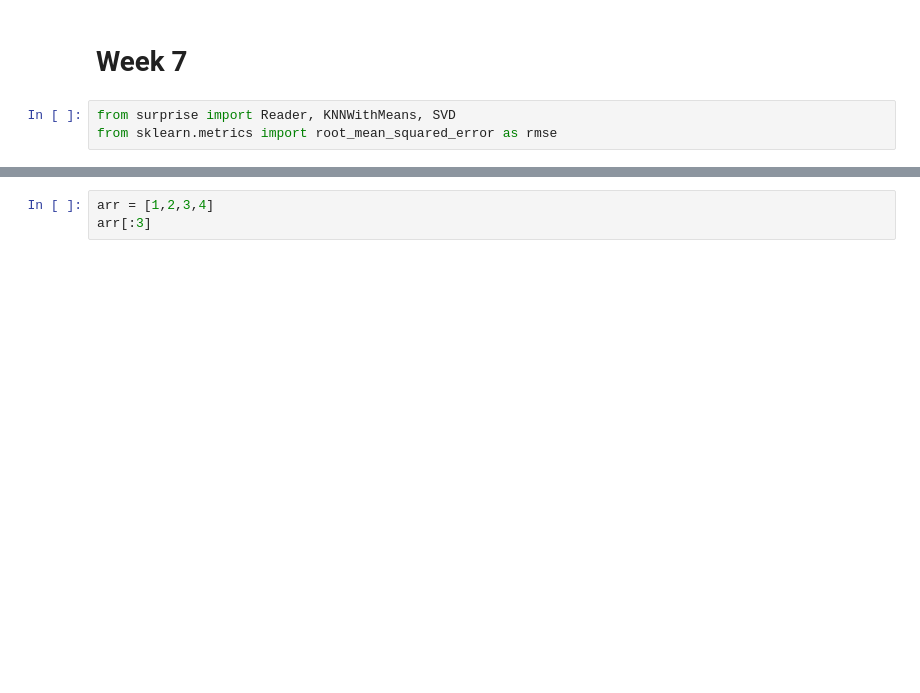
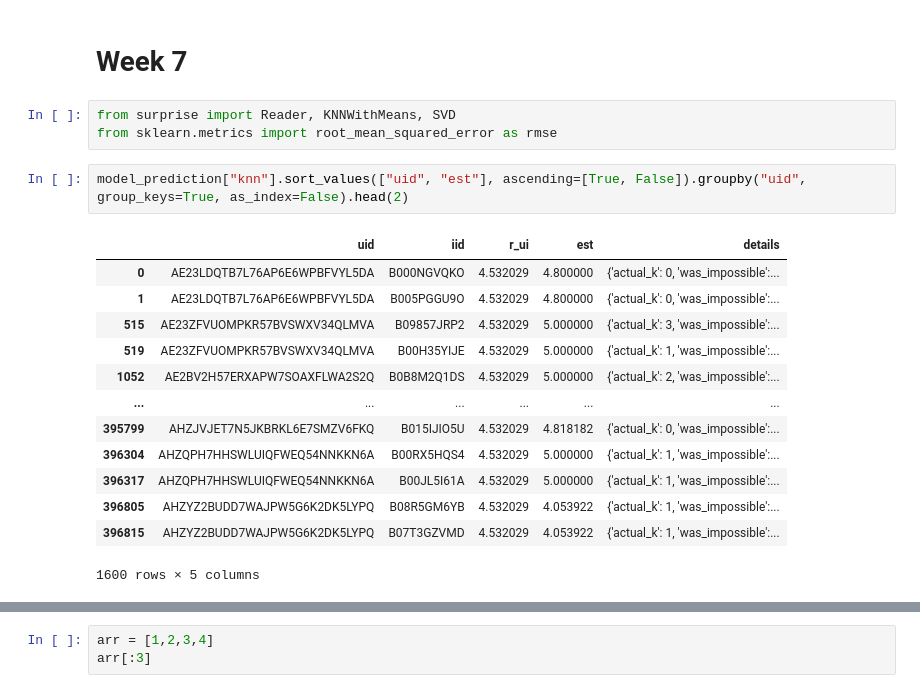
Before and after one commit to danielpenchev98/Web-Recommender-Systems-2025, a Jupyter notebook: project/project.ipynb, the cells around one changed output, grey strips where cells are left out. Drawn from its saved outputs; the diff is of its cells as text; blank space fills up the shorter version.

```diff
--- a/project/project.ipynb
+++ b/project/project.ipynb
@@ -237,6 +237,22 @@ So they \# users and \# items are relatively on the same order. So one cannot di
 # %%
 from surprise import Reader, KNNWithMeans, SVD
 from sklearn.metrics import root_mean_squared_error as rmse
+# %%
+model_prediction["knn"].sort_values(["uid", "est"], ascending=[True, False]).groupby("uid", group_keys=True, as_index=False).head(2)
+# %% [output]
+|  | uid | iid | r_ui | est | details |
+| 0 | AE23LDQTB7L76AP6E6WPBFVYL5DA | B000NGVQKO | 4.532029 | 4.800000 | {'actual_k': 0, 'was_impossible':... |
+| 1 | AE23LDQTB7L76AP6E6WPBFVYL5DA | B005PGGU9O | 4.532029 | 4.800000 | {'actual_k': 0, 'was_impossible':... |
+| 515 | AE23ZFVUOMPKR57BVSWXV34QLMVA | B09857JRP2 | 4.532029 | 5.000000 | {'actual_k': 3, 'was_impossible':... |
+| 519 | AE23ZFVUOMPKR57BVSWXV34QLMVA | B00H35YIJE | 4.532029 | 5.000000 | {'actual_k': 1, 'was_impossible':... |
+| 1052 | AE2BV2H57ERXAPW7SOAXFLWA2S2Q | B0B8M2Q1DS | 4.532029 | 5.000000 | {'actual_k': 2, 'was_impossible':... |
+| ... | ... | ... | ... | ... | ... |
+| 395799 | AHZJVJET7N5JKBRKL6E7SMZV6FKQ | B015IJIO5U | 4.532029 | 4.818182 | {'actual_k': 0, 'was_impossible':... |
+| 396304 | AHZQPH7HHSWLUIQFWEQ54NNKKN6A | B00RX5HQS4 | 4.532029 | 5.000000 | {'actual_k': 1, 'was_impossible':... |
+| 396317 | AHZQPH7HHSWLUIQFWEQ54NNKKN6A | B00JL5I61A | 4.532029 | 5.000000 | {'actual_k': 1, 'was_impossible':... |
+| 396805 | AHZYZ2BUDD7WAJPW5G6K2DK5LYPQ | B08R5GM6YB | 4.532029 | 4.053922 | {'actual_k': 1, 'was_impossible':... |
+| 396815 | AHZYZ2BUDD7WAJPW5G6K2DK5LYPQ | B07T3GZVMD | 4.532029 | 4.053922 | {'actual_k': 1, 'was_impossible':... |
+1600 rows × 5 columns
 # %%
 from collections import defaultdict
 from surprise.prediction_algorithms.predictions import Prediction
```
Also changed, not shown: parts of 16 cells of this notebook.
